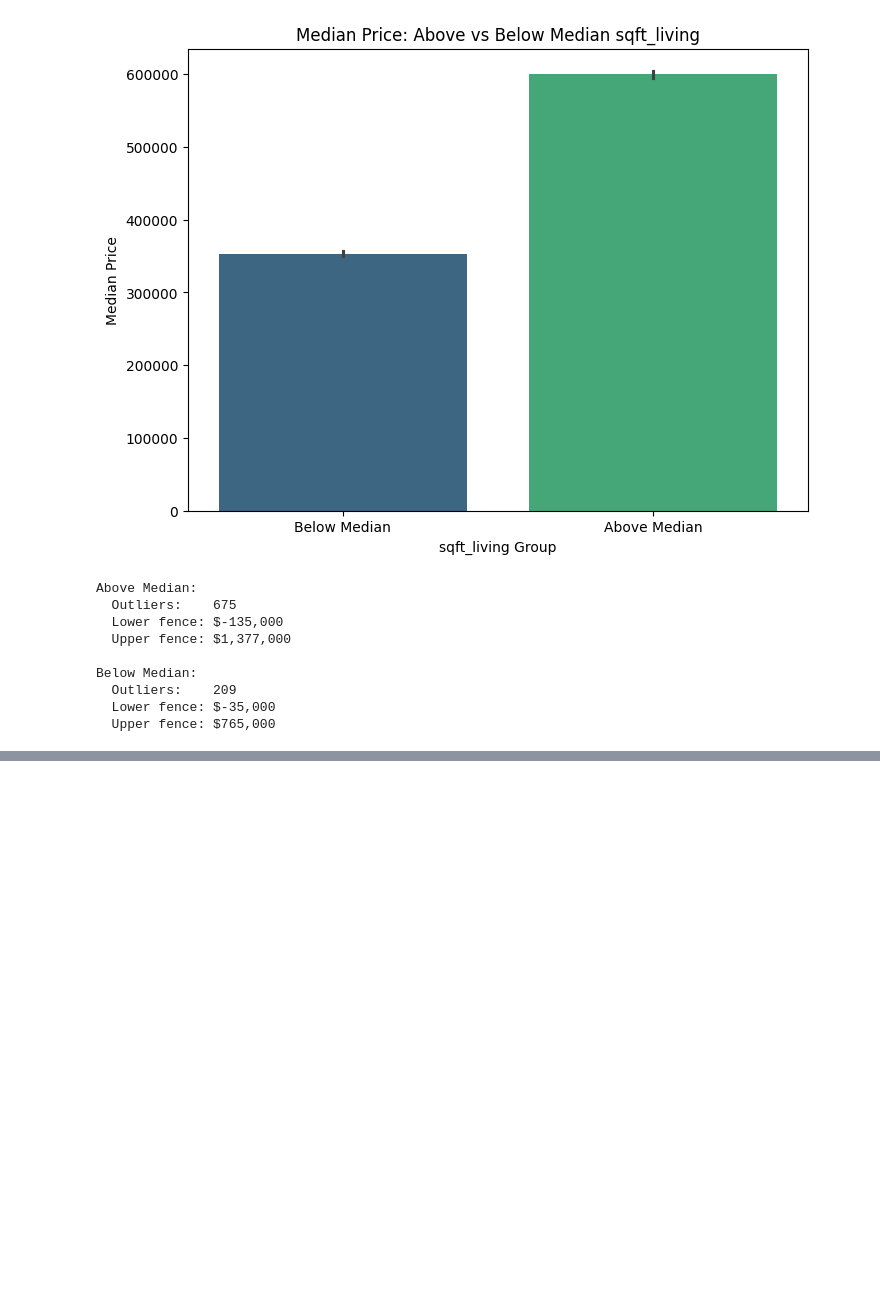
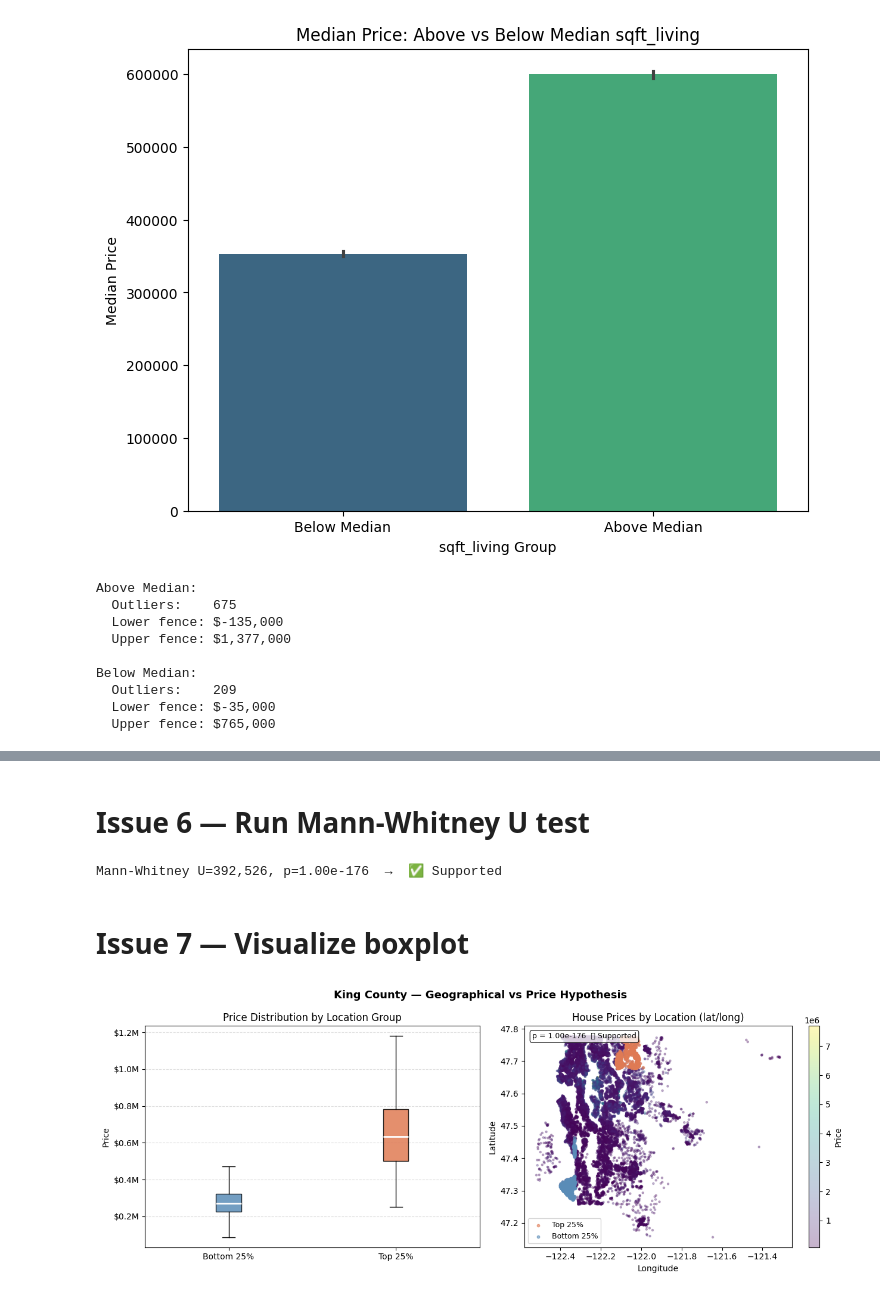
Before and after one commit to priyankagiri2026/ds-projects, a Jupyter notebook: 05_eda_1.ipynb, the cells around one changed output, grey strips where cells are left out. Cells and saved outputs as stored; diff of their text form; code cells hidden in the pictures; blank space fills up the shorter version.

```diff
--- a/05_eda_1.ipynb
+++ b/05_eda_1.ipynb
@@ -170,0 +425,8 @@ Below Median:
+# %%
+lat_75  = data['lat'].quantile(0.75)
+lat_25  = data['lat'].quantile(0.25)
+long_75 = data['long'].quantile(0.75)
+long_25 = data['long'].quantile(0.25)
+
+print(f"Lat  — bottom 25% below: {lat_25} | top 25% above: {lat_75}")
+print(f"Long — bottom 25% below: {long_25} | top 25% above: {long_75}")
@@ -170,0 +438,10 @@ Below Median:
+# %%
+zip_median  = data.groupby('zipcode')['price'].median()
+zip_75      = zip_median.quantile(0.75)
+zip_25      = zip_median.quantile(0.25)
+
+top_zips    = zip_median[zip_median >= zip_75].index
+bottom_zips = zip_median[zip_median <= zip_25].index
+
+print(f"Top zipcodes    ({len(top_zips)})  : {list(top_zips[:5])} ...")
+print(f"Bottom zipcodes ({len(bottom_zips)}): {list(bottom_zips[:5])} ...")
@@ -170,0 +502,62 @@ Below Median:
+# %% [markdown]
+# Issue 6 — Run Mann-Whitney U test
+# %%
+stat, p   = stats.mannwhitneyu(top_group['price'], bottom_group['price'],
+                                alternative="greater")
+alpha     = 0.05
+verdict   = "✅ Supported" if p < alpha else "❌ Not Supported"
+
+print(f"Mann-Whitney U={stat:,.0f}, p={p:.2e}  →  {verdict}")
+# %% [output]
+Mann-Whitney U=392,526, p=1.00e-176  →  ✅ Supported
+# %% [markdown]
+# Issue 7 — Visualize boxplot
+# %%
+COLORS = {"Bottom 25%": "#5B8DB8", "Top 25%": "#E07B54"}
+fmt    = mticker.FuncFormatter(lambda x, _: f"${x/1e6:.1f}M")
+
+# ── Create figure with both plots ─────────────────────────────
+fig, (ax1, ax2) = plt.subplots(1, 2, figsize=(13, 5))
+fig.suptitle("King County — Geographical vs Price Hypothesis",
+             fontsize=13, fontweight="bold")
+
+# ── Left: Boxplot ─────────────────────────────────────────────
+bp = ax1.boxplot([bottom_group['price'], top_group['price']],
+                 patch_artist=True, notch=False, showfliers=False,
+                 medianprops=dict(color="white", linewidth=2))
+
+for patch, color in zip(bp["boxes"], COLORS.values()):
+    patch.set_facecolor(color)
+    patch.set_alpha(0.85)
+
+ax1.set_xticks([1, 2])
+ax1.set_xticklabels(["Bottom 25%", "Top 25%"])
+ax1.yaxis.set_major_formatter(fmt)
+ax1.set(title="Price Distribution by Location Group", ylabel="Price")
+ax1.grid(axis="y", linestyle="--", alpha=0.4)
+
+# ── Right: Map scatterplot ────────────────────────────────────
+scatter = ax2.scatter(data['long'], data['lat'],
+                      c=data['price'], cmap='viridis',
+                      alpha=0.3, s=5)
+plt.colorbar(scatter, ax=ax2, label='Price')
+
+ax2.scatter(top_group['long'],    top_group['lat'],
+            c='#E07B54', alpha=0.6, s=10, label='Top 25%')
+ax2.scatter(bottom_group['long'], bottom_group['lat'],
+            c='#5B8DB8', alpha=0.6, s=10, label='Bottom 25%')
+
+ax2.text(0.03, 0.97, f"p = {p:.2e}  {verdict}",
+         transform=ax2.transAxes, fontsize=9, va="top",
+         bbox=dict(boxstyle="round", facecolor="white", alpha=0.8))
+
+ax2.set(title="House Prices by Location (lat/long)",
+        xlabel="Longitude", ylabel="Latitude")
+ax2.legend(fontsize=9)
+
+# ── Show & save ───────────────────────────────────────────────
+plt.tight_layout()
+plt.savefig("geo_price_hypothesis.png", dpi=150, bbox_inches="tight")
+plt.show()
+# %% [output]
+[figure, added]
```
Also changed, not shown: parts of 45 cells of this notebook.
